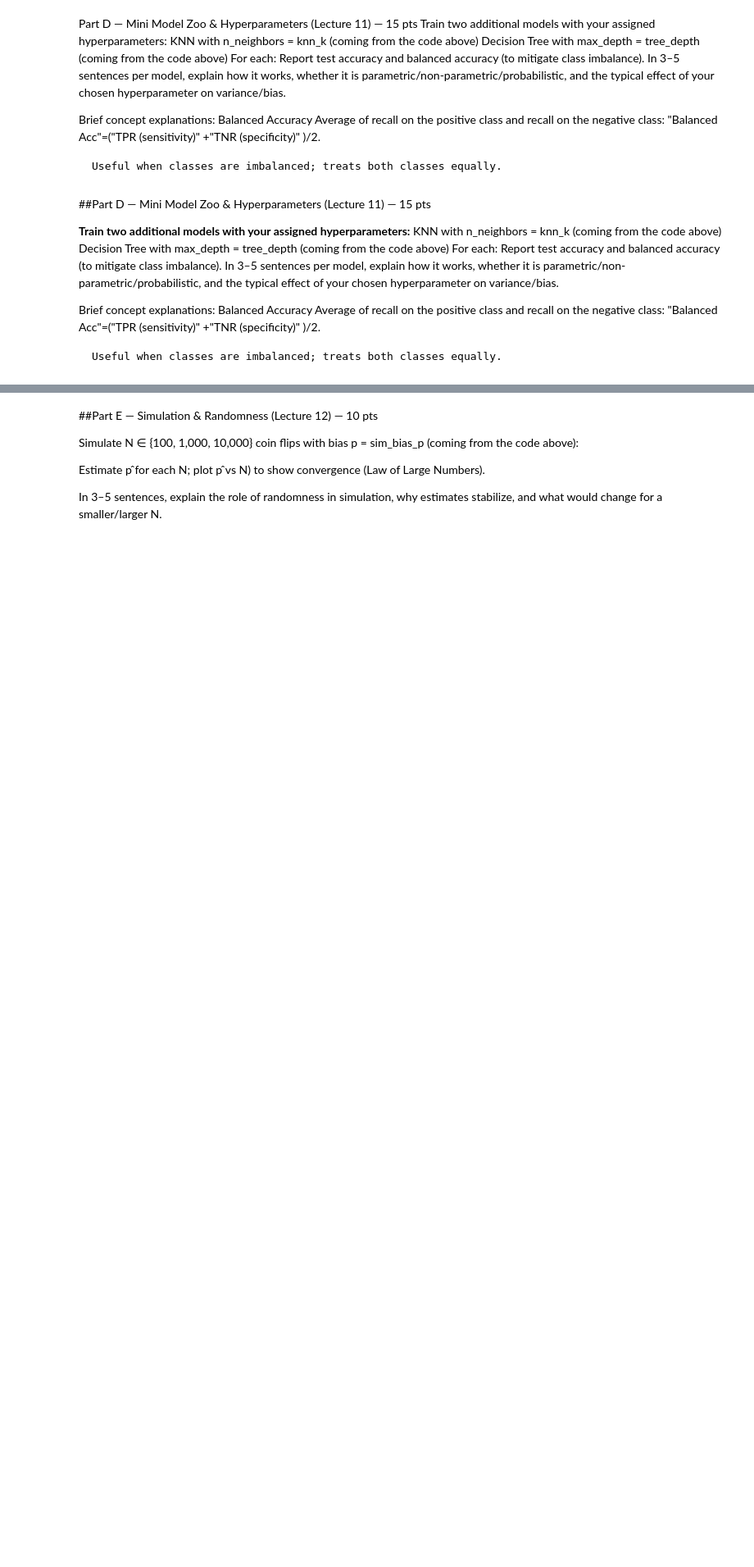
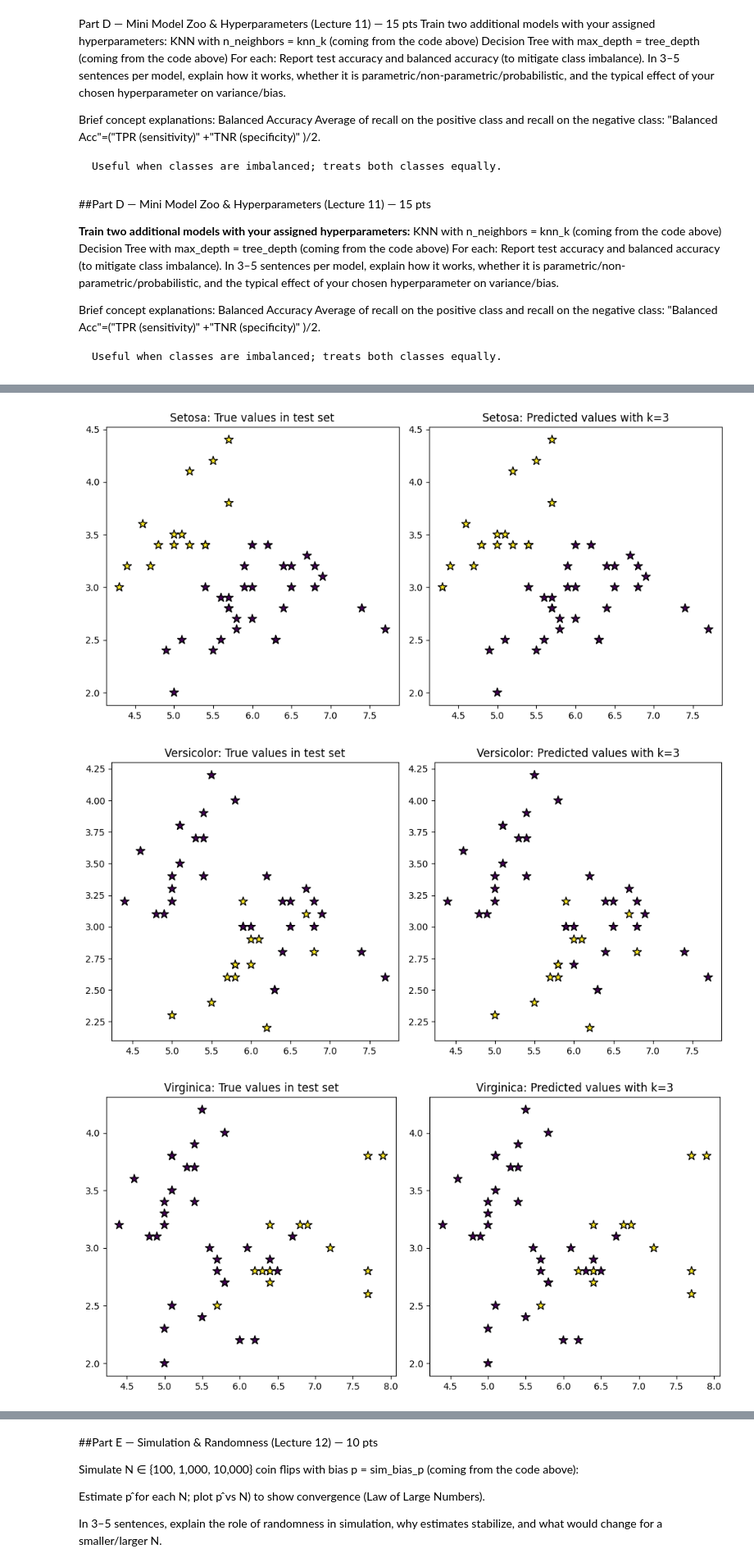
Before and after one commit to joelvinas/COMP-SCI_5530, a Jupyter notebook: Final_Exam/Final_Exam.ipynb, the cells around one changed output, grey strips where cells are left out. Shown at 82% size. Cells and saved outputs as stored; diff of their text form; code cells hidden in the pictures; blank space fills up the shorter version.

```diff
--- a/Final_Exam/Final_Exam.ipynb
+++ b/Final_Exam/Final_Exam.ipynb
@@ -1254,0 +1283,73 @@ Balanced Accuracy
+# %%
+import matplotlib.pyplot as plt
+from sklearn.datasets import make_blobs
+from sklearn.model_selection import train_test_split
+from sklearn.neighbors import KNeighborsClassifier
+from sklearn.metrics import accuracy_score, balanced_accuracy_score
+from itables import show
+
+# Define the features X by selecting the numeric columns
+x = df[['sepal length (cm)', 'sepal width (cm)', 'petal length (cm)', 'petal width (cm)']]
+
+
+#Create an empty dataframe
+knn_results_table = pd.DataFrame({
+    'Petal Type': pd.Series(dtype='string'),
+    'KNN Test Accuracy': pd.Series(dtype='float'),
+    'KNN Balanced Accuracy': pd.Series(dtype='float')
+})
+
+petaltypes = ['Setosa', 'Versicolor', 'Virginica']
+for curPetal in petaltypes:
+  y = df['Is'+curPetal] # Define the target variable y
+
+  # Split the X and y data into training and testing sets (70/30 split, stratified)
+  train_x, test_x, train_y, test_y = train_test_split(x, y, test_size=0.3, random_state=seed, stratify=y)
+
+  # Initialize a KNeighborsClassifier model with the n_neighbors parameter set to the value of knn_k.
+  knn_model = KNeighborsClassifier(n_neighbors=knn_k)
+
+  # Train the KNN model using the training features and target variable.
+  knn_model.fit(train_x, train_y)
+
+  # Make predictions on the test set features.
+  y_pred_knn = knn_model.predict(test_x)
+
+  # Calculate and print the test accuracy of the model.
+  test_accuracy_knn = accuracy_score(test_y, y_pred_knn)
+  #print(f"KNN Test Accuracy: {test_accuracy_knn:.4f}")
+
+  # Calculate and print the balanced accuracy score of the model.
+  balanced_accuracy_knn = balanced_accuracy_score(test_y, y_pred_knn)
+  #print(f"KNN Balanced Accuracy: {balanced_accuracy_knn:.4f}")
+
+  new_knn_result = pd.DataFrame(
+    {
+      'Petal Type': [curPetal],
+      'KNN Test Accuracy': [test_accuracy_knn],
+      'KNN Balanced Accuracy': [balanced_accuracy_knn]
+    }
+  )
+  knn_results_table = pd.concat([knn_results_table, new_knn_result], ignore_index=True)
+
+  # 3. Visualize the results
+  plt.figure(figsize=(10, 5))
+
+  # Plot the original test data with true labels
+  plt.subplot(1, 2, 1)
+  plt.scatter(test_x.iloc[:, 0], test_x.iloc[:, 1], c=test_y, marker='*', s=100, edgecolors='black')
+  plt.title(f"{curPetal}: True values in test set")
+
+  # Plot the test data with predicted labels
+  plt.subplot(1, 2, 2)
+  plt.scatter(test_x.iloc[:, 0], test_x.iloc[:, 1], c=y_pred_knn, marker='*', s=100, edgecolors='black')
+  plt.title(f"{curPetal}: Predicted values with k={knn_k}")
+
+  plt.tight_layout()
+  plt.show()
+
+show(knn_results_table)
+# %% [output]
+[figure, added]
+[figure, added]
+[figure, added]
```
Also changed, not shown: parts of 5 cells of this notebook.
